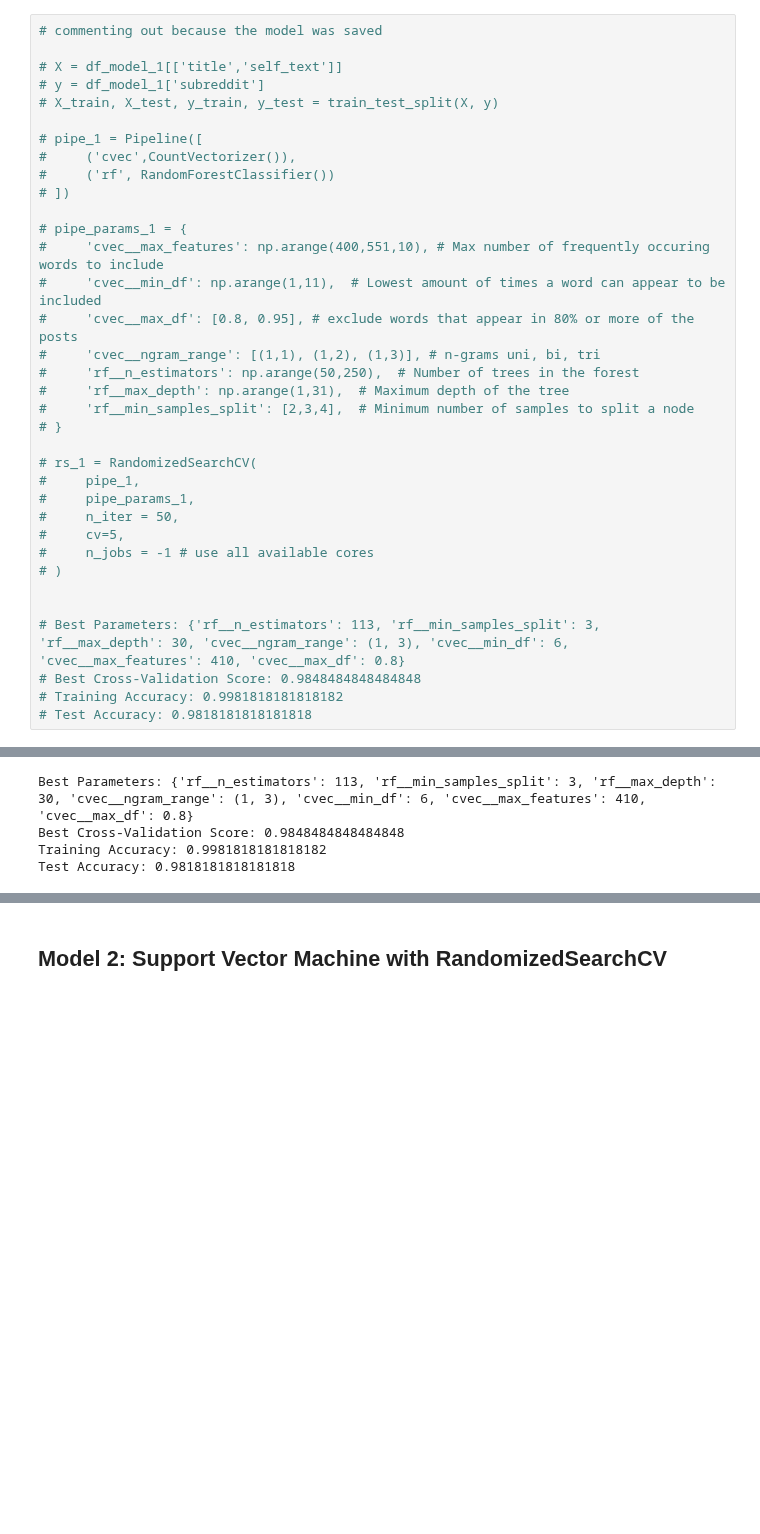
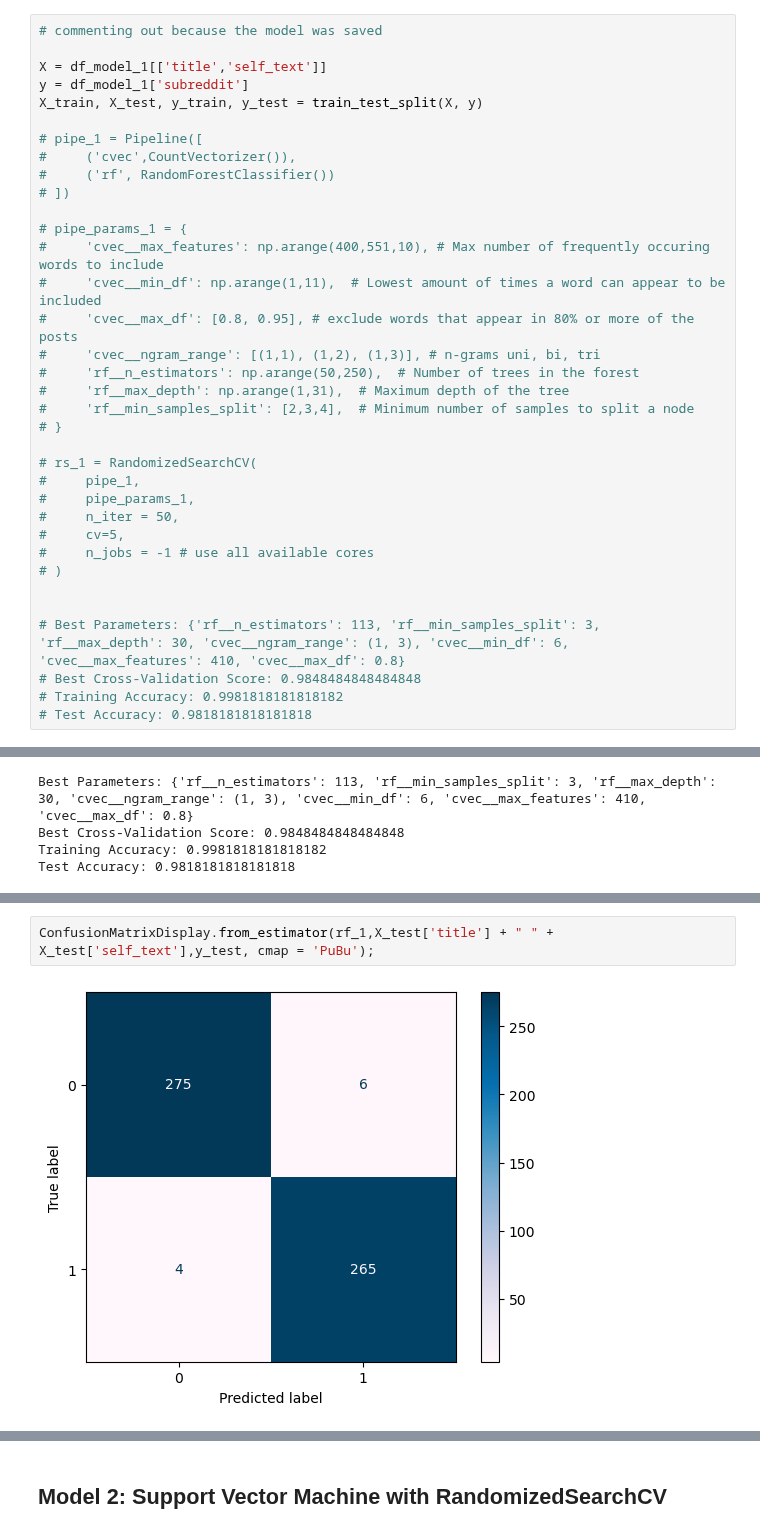
Before and after one commit to grahamjh99/Project-2-Subreddit-Classification, a Jupyter notebook: Project 3 Graham.ipynb, the cells around one changed output, grey strips where cells are left out. Cells and saved outputs as stored; diff of their text form; blank space fills up the shorter version.

Commit message:
Made some graphs

```diff
--- a/Project 3 Graham.ipynb
+++ b/Project 3 Graham.ipynb
@@ -152,9 +169,9 @@ df_model_1['subreddit'] = df_model_1['subreddit'].map({'wallstreetbets': 0,
 # %%
 # commenting out because the model was saved
 
-# X = df_model_1[['title','self_text']]
-# y = df_model_1['subreddit']
-# X_train, X_test, y_train, y_test = train_test_split(X, y)
+X = df_model_1[['title','self_text']]
+y = df_model_1['subreddit']
+X_train, X_test, y_train, y_test = train_test_split(X, y)
 
 # pipe_1 = Pipeline([
 #     ('cvec',CountVectorizer()),
@@ -210,0 +228,4 @@ Test Accuracy: 0.9818181818181818
+# %%
+ConfusionMatrixDisplay.from_estimator(rf_1,X_test['title'] + " " + X_test['self_text'],y_test, cmap = 'PuBu');
+# %% [output]
+[figure, added]
```
Also changed, not shown: parts of 13 cells of this notebook, 5 other files.
